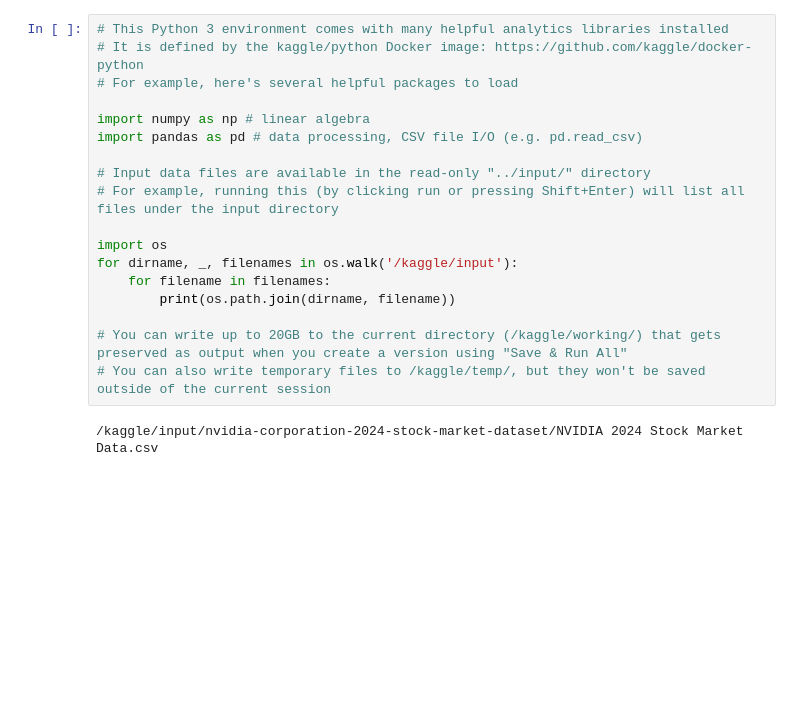
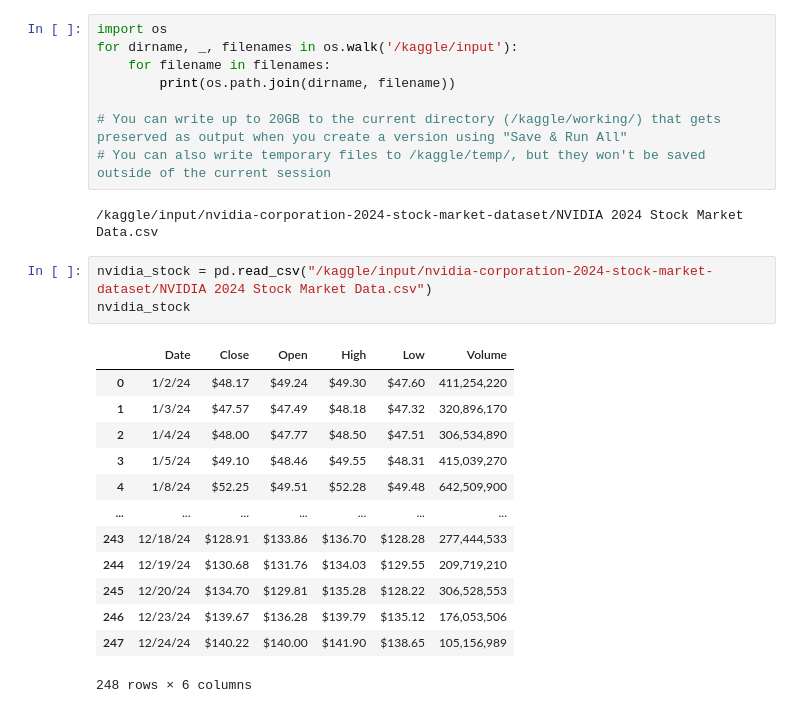
Before and after one commit to nm2fs/Kaggle-, a Jupyter notebook: lstm-time-series-modeling-nvidia-2024-stocks.ipynb, the cells around one changed output. Saved outputs shown, nothing was run; the diff lists cells and outputs as text; blank space fills up the shorter version.

```diff
--- a/lstm-time-series-modeling-nvidia-2024-stocks.ipynb
+++ b/lstm-time-series-modeling-nvidia-2024-stocks.ipynb
@@ -1,14 +11,4 @@
 # %%
-# This Python 3 environment comes with many helpful analytics libraries installed
-# It is defined by the kaggle/python Docker image: https://github.com/kaggle/docker-python
-# For example, here's several helpful packages to load
-
-import numpy as np # linear algebra
-import pandas as pd # data processing, CSV file I/O (e.g. pd.read_csv)
-
-# Input data files are available in the read-only "../input/" directory
-# For example, running this (by clicking run or pressing Shift+Enter) will list all files under the input directory
-
 import os
 for dirname, _, filenames in os.walk('/kaggle/input'):
     for filename in filenames:
@@ -18,3 +18,20 @@ for dirname, _, filenames in os.walk('/kaggle/input'):
 # You can also write temporary files to /kaggle/temp/, but they won't be saved outside of the current session
 # %% [output]
 /kaggle/input/nvidia-corporation-2024-stock-market-dataset/NVIDIA 2024 Stock Market Data.csv
+# %%
+nvidia_stock = pd.read_csv("/kaggle/input/nvidia-corporation-2024-stock-market-dataset/NVIDIA 2024 Stock Market Data.csv")
+nvidia_stock
+# %% [output]
+|  | Date | Close | Open | High | Low | Volume |
+| 0 | 1/2/24 | $48.17 | $49.24 | $49.30 | $47.60 | 411,254,220 |
+| 1 | 1/3/24 | $47.57 | $47.49 | $48.18 | $47.32 | 320,896,170 |
+| 2 | 1/4/24 | $48.00 | $47.77 | $48.50 | $47.51 | 306,534,890 |
+| 3 | 1/5/24 | $49.10 | $48.46 | $49.55 | $48.31 | 415,039,270 |
+| 4 | 1/8/24 | $52.25 | $49.51 | $52.28 | $49.48 | 642,509,900 |
+| ... | ... | ... | ... | ... | ... | ... |
+| 243 | 12/18/24 | $128.91 | $133.86 | $136.70 | $128.28 | 277,444,533 |
+| 244 | 12/19/24 | $130.68 | $131.76 | $134.03 | $129.55 | 209,719,210 |
+| 245 | 12/20/24 | $134.70 | $129.81 | $135.28 | $128.22 | 306,528,553 |
+| 246 | 12/23/24 | $139.67 | $136.28 | $139.79 | $135.12 | 176,053,506 |
+| 247 | 12/24/24 | $140.22 | $140.00 | $141.90 | $138.65 | 105,156,989 |
+248 rows × 6 columns
```
Also changed, not shown: parts of 32 cells of this notebook.
